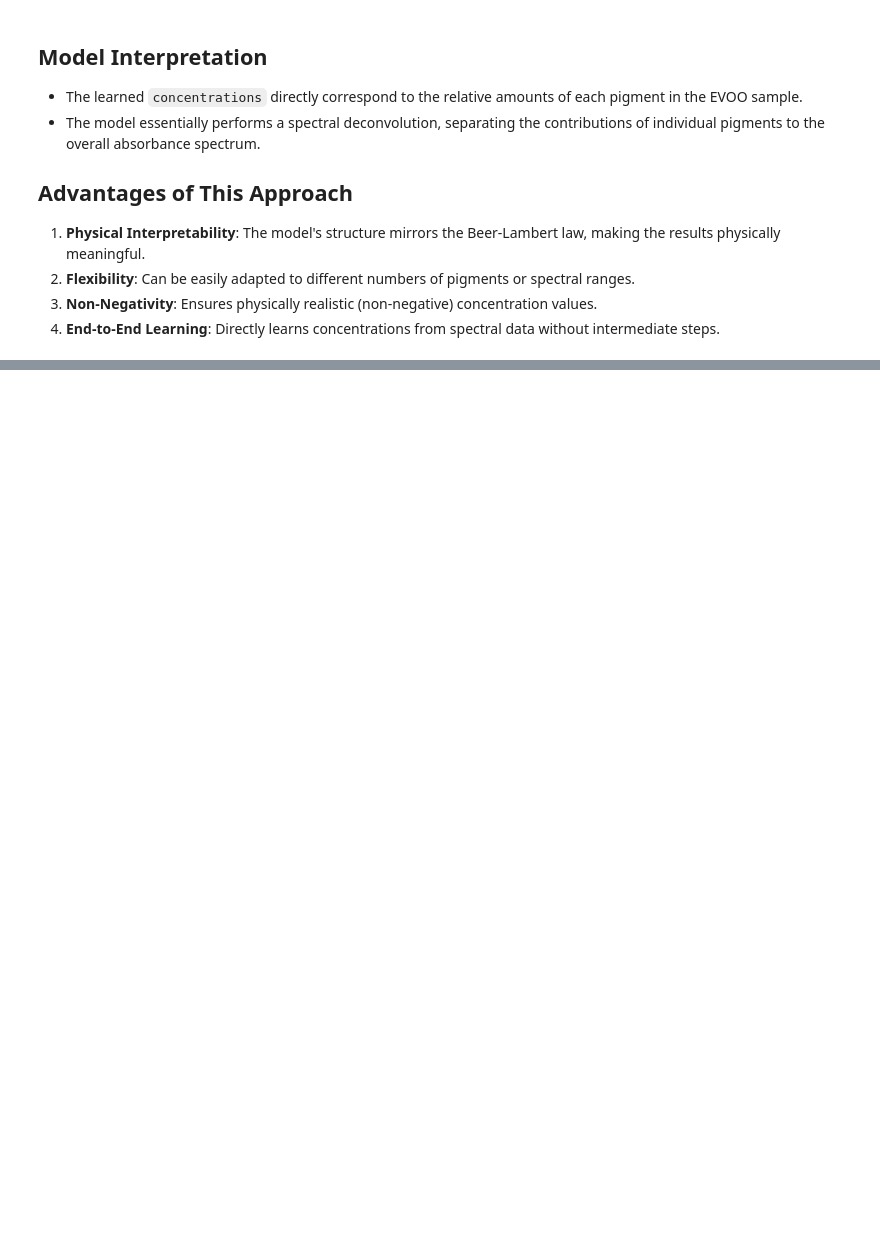
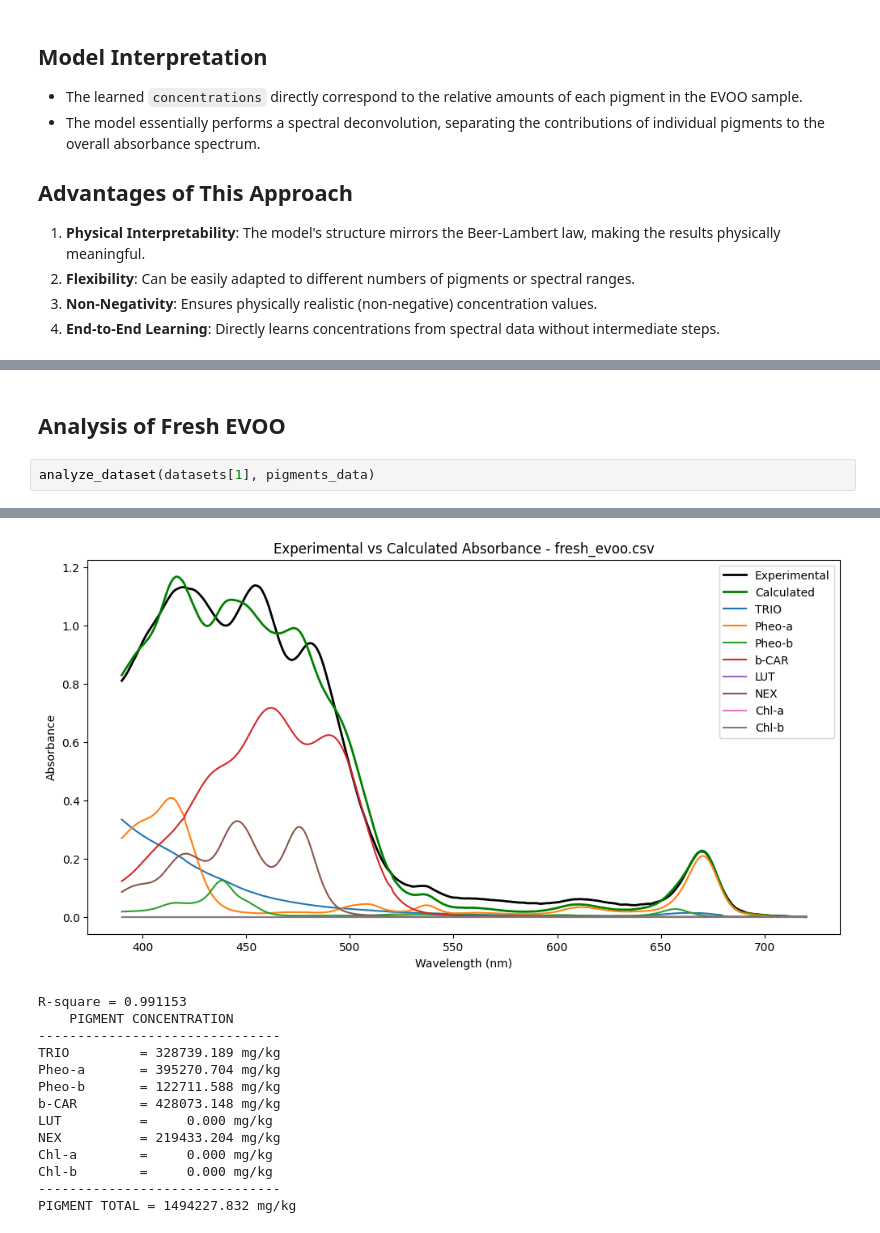
Before and after one commit to skashyapsri/Absorbance-Prediction-Using-ML, a Jupyter notebook: EVOO_Pigment_Analysis_using_Deep_Learning.ipynb, the cells around one changed output, grey strips where cells are left out. Drawn from its saved outputs; the diff is of its cells as text; blank space fills up the shorter version.

```diff
--- a/EVOO_Pigment_Analysis_using_Deep_Learning.ipynb
+++ b/EVOO_Pigment_Analysis_using_Deep_Learning.ipynb
@@ -204,0 +195,5 @@ PIGMENT TOTAL = 3307087.922 mg/kg
+# %% [markdown]
+## Analysis of Fresh EVOO
+# %%
+analyze_dataset(datasets[1], pigments_data)
+# %% [output]
@@ -204,0 +211,14 @@ PIGMENT TOTAL = 3307087.922 mg/kg
+[figure, added]
+R-square = 0.991153
+    PIGMENT CONCENTRATION
+-------------------------------
+TRIO         = 328739.189 mg/kg
+Pheo-a       = 395270.704 mg/kg
+Pheo-b       = 122711.588 mg/kg
+b-CAR        = 428073.148 mg/kg
+LUT          =     0.000 mg/kg
+NEX          = 219433.204 mg/kg
+Chl-a        =     0.000 mg/kg
+Chl-b        =     0.000 mg/kg
+-------------------------------
+PIGMENT TOTAL = 1494227.832 mg/kg
```
Also changed, not shown: parts of 23 cells of this notebook.
